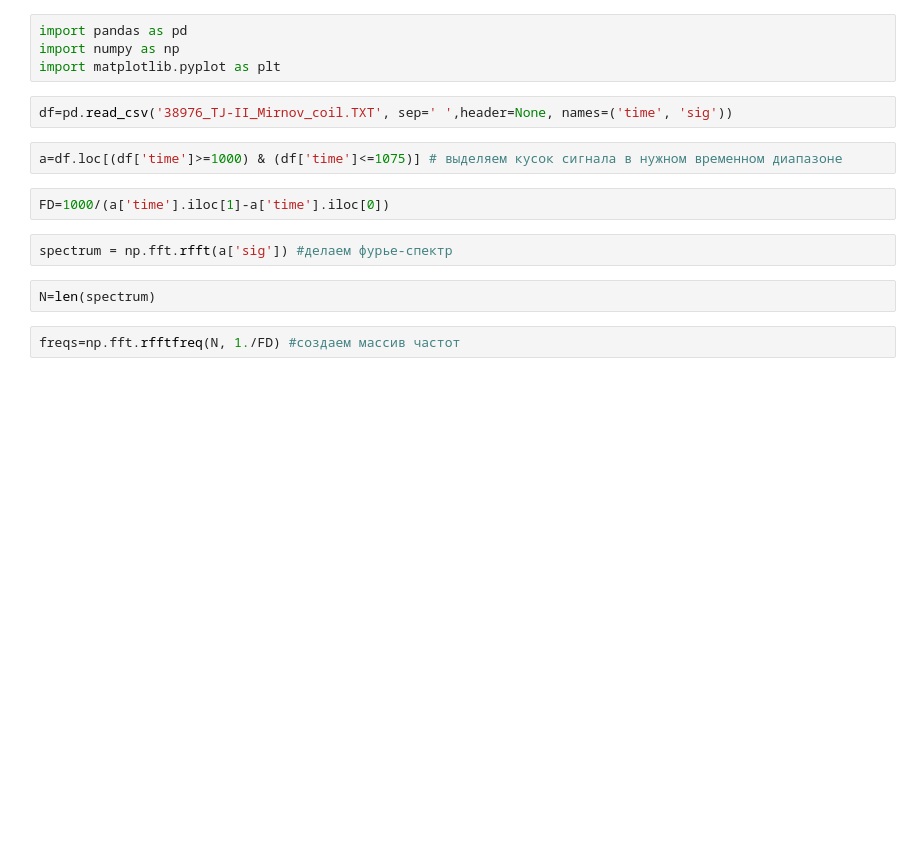
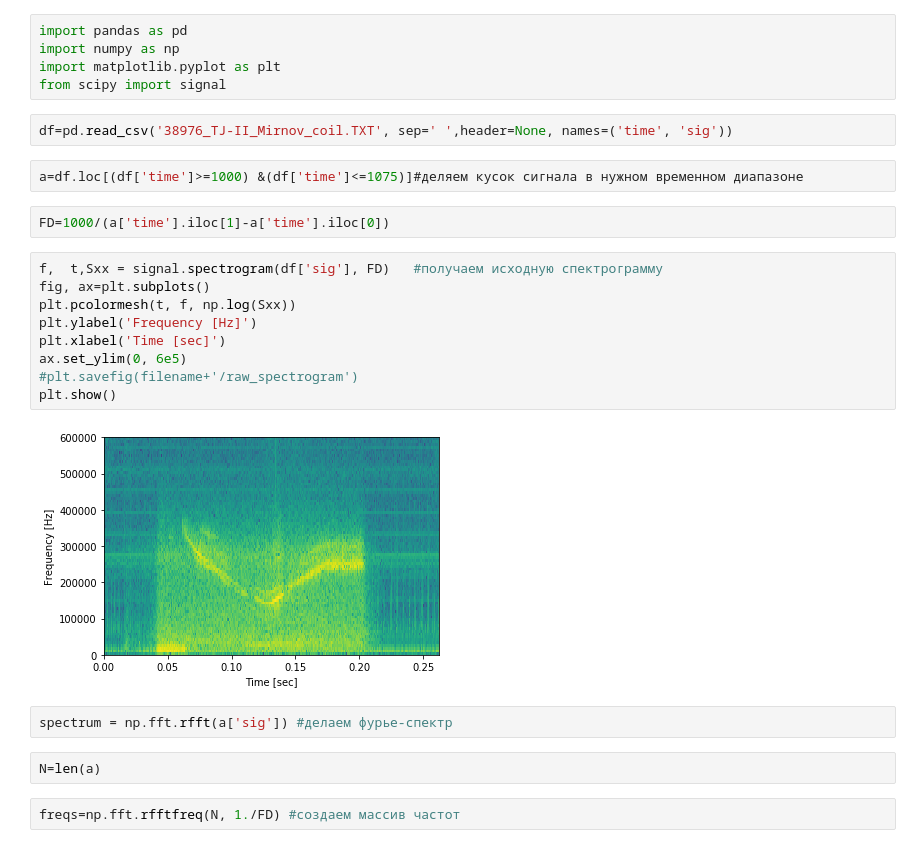
Before and after one commit to wave46/comptech, a Jupyter notebook: bispectrum.ipynb, the cells around one changed output. Saved outputs shown, nothing was run; the diff lists cells and outputs as text; blank space fills up the shorter version.

```diff
--- a/bispectrum.ipynb
+++ b/bispectrum.ipynb
@@ -2,15 +2,27 @@
 import pandas as pd
 import numpy as np
 import matplotlib.pyplot as plt
+from scipy import signal
 # %%
 df=pd.read_csv('38976_TJ-II_Mirnov_coil.TXT', sep=' ',header=None, names=('time', 'sig'))
 # %%
-a=df.loc[(df['time']>=1000) & (df['time']<=1075)] # выделяем кусок сигнала в нужном временном диапазоне
+a=df.loc[(df['time']>=1000) &(df['time']<=1075)]#деляем кусок сигнала в нужном временном диапазоне
 # %%
 FD=1000/(a['time'].iloc[1]-a['time'].iloc[0])
+# %%
+f,  t,Sxx = signal.spectrogram(df['sig'], FD)   #получаем исходную спектрограмму
+fig, ax=plt.subplots()
+plt.pcolormesh(t, f, np.log(Sxx))
+plt.ylabel('Frequency [Hz]')
+plt.xlabel('Time [sec]')
+ax.set_ylim(0, 6e5)
+#plt.savefig(filename+'/raw_spectrogram')
+plt.show()
+# %% [output]
+[figure, added]
 # %%
 spectrum = np.fft.rfft(a['sig']) #делаем фурье-спектр
 # %%
-N=len(spectrum)
+N=len(a)
 # %%
 freqs=np.fft.rfftfreq(N, 1./FD) #создаем массив частот
```
Also changed, not shown: parts of 12 cells of this notebook.
